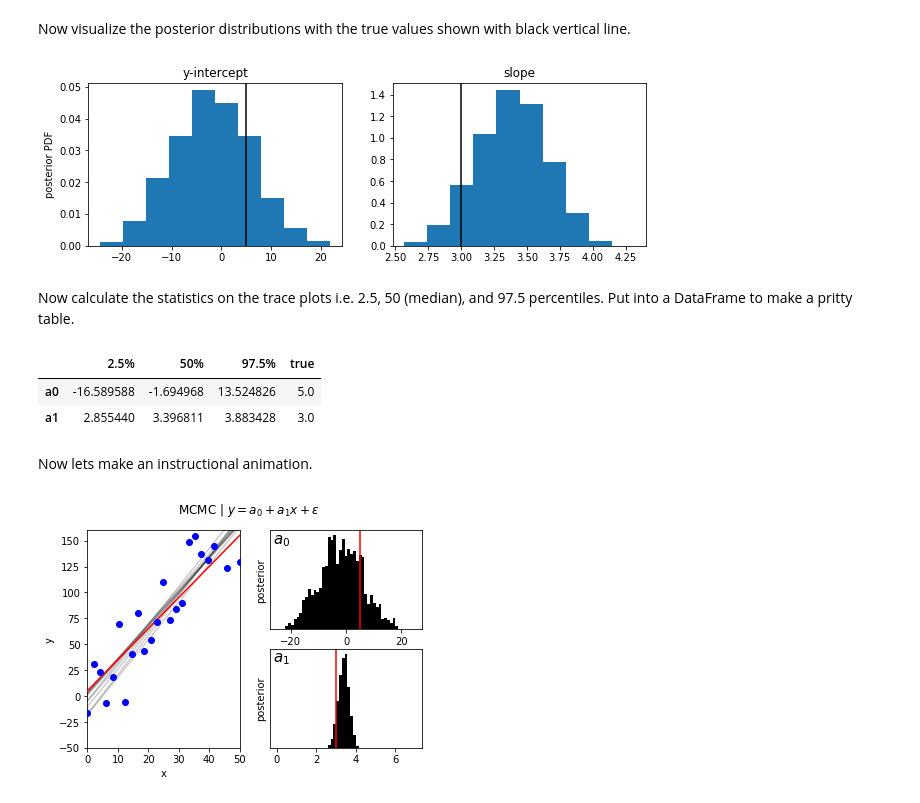
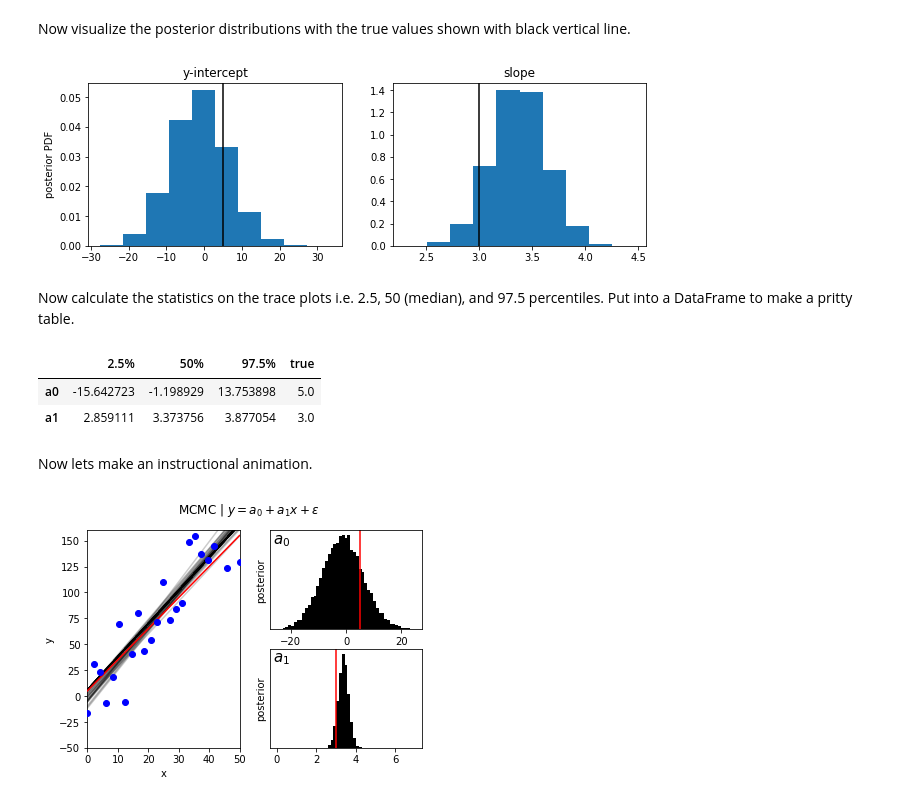
Before and after one commit to mshumko/bayes_learning, a Jupyter notebook: 1_linear_regression_from_scratch.ipynb, the cells around one changed output. Saved outputs shown, nothing was run; the diff lists cells and outputs as text; code cells hidden in the pictures.

```diff
--- a/1_linear_regression_from_scratch.ipynb
+++ b/1_linear_regression_from_scratch.ipynb
@@ -54,7 +54,8 @@ prior = [
 # Initial guess for the prior variables.
 start = [prior_i.rvs() for prior_i in prior]
 # Number of iterations
-n_iter = 100000
+n_iter = 1000000
+thin = 1
 n_burn = n_iter//10
 
 def target(p):
@@ -83,7 +84,8 @@ overwrie = True
 if (not os.path.exists(save_name)) or (overwrie):
 
     # Run the MCMC
-    trace = metropolis.metropolis(start, target, proposal, n_iter, nburn=n_burn)
+    trace = metropolis.metropolis(start, target, proposal, n_iter,
+                                  nburn=n_burn, thin=thin)
 
     # Save the trace
     df = pd.DataFrame(trace)
@@ -100,7 +102,7 @@ ax[0].hist(trace[:, 0], density=True); ax[0].axvline(a[0], c='k'); ax[0].set_tit
 ax[1].hist(trace[:, 1], density=True); ax[1].axvline(a[1], c='k'); ax[1].set_title('slope')
 ax[0].set_ylabel('posterior PDF');
 # %% [output]
-[figure, old version]
+[figure, new version]
 # %% [markdown]
 Now calculate the statistics on the trace plots i.e. 2.5, 50 (median), and 97.5 percentiles. Put into a DataFrame to make a pritty table.
 # %%
@@ -115,8 +117,8 @@ df = pd.DataFrame(data=percentiles, columns=['2.5%', '50%', '97.5%', 'true'],
 df
 # %% [output]
 |  | 2.5% | 50% | 97.5% | true |
-| a0 | -16.589588 | -1.694968 | 13.524826 | 5.0 |
-| a1 | 2.855440 | 3.396811 | 3.883428 | 3.0 |
+| a0 | -15.642723 | -1.198929 | 13.753898 | 5.0 |
+| a1 | 2.859111 | 3.373756 | 3.877054 | 3.0 |
 # %% [markdown]
 Now lets make an instructional animation.
 # %%
@@ -136,43 +138,49 @@ ax.scatter(x, y_obs, c='b', zorder=4)
 animate_line, = ax.plot([], [], lw=3)
 
 ### ANIMATION PARAMETERS ###
-#skip_frames = 100 # How many trace values to skip for each frame.
 start_frame = 0 # What frame to start at
-plot_memory = 10  # How many last
-frames = 100
-skip_frames = trace.shape[0]//frames
+plot_memory = 30  # How many last
+frames = 150
 intercept_bins = np.linspace(-25, 25)
 slope_bins = np.linspace(0, 7)
 
 def init():
     animate_line.set_data([], [])
     return animate_line,
 
 def animate(i):
-    # delete all but plot_memory number of lines.
-    if len(ax.lines) > plot_memory + 1:
-        ax.lines.pop(2) # Remove the 1st element since the 0th is the true line.
-        # Now there the number of lines should be of plot_memory.
+    # How many traces to jump at a time.
+    if i < 2/3*frames:
+        skip_frames = 200
+        index = i*skip_frames
+
+        # delete all but plot_memory number of lines.
+        if len(ax.lines) > plot_memory + 1:
+            ax.lines.pop(2) # Remove the 1st element since the 0th is the true line.
+    else:
+        skip_frames = trace.shape[0]//(5*frames)
+        index = trace.shape[0]-1
+
     # Plot another line
-    ax.plot(x, line(trace[i*skip_frames, :], x), c='k', alpha=0.2)
+    ax.plot(x, line(trace[index, :], x), c='k', alpha=0.2)
     bx.clear(); cx.clear()
     bx.axvline(a[0], c='r')
     cx.axvline(a[1], c='r')
-    bx.hist(trace[:i*skip_frames, 0], color='k', bins=intercept_bins)
-    cx.hist(trace[:i*skip_frames, 1], color='k', bins=slope_bins)
+    bx.hist(trace[:index, 0], color='k', bins=intercept_bins)
+    cx.hist(trace[:index, 1], color='k', bins=slope_bins)
 
     ### BX AND CX SUBPLOT FORMATTING ###
     bx.get_yaxis().set_ticks([]) #set_visible(False)
     cx.get_yaxis().set_ticks([]) #set_visible(False)
     bx.set_ylabel('posterior')
     bx.text(0.02, 0.98, r'$a_0$', va='top', transform=bx.transAxes, fontsize=15)
     cx.set_ylabel('posterior')
     cx.text(0.02, 0.98, r'$a_1$', va='top', transform=cx.transAxes, fontsize=15)
     return animate_line,
 
 anim = FuncAnimation(fig, animate, init_func=init,
                     frames=frames,
                     interval=100, blit=True)
 anim.save('linear_regression_from_scratch.gif', writer='imagemagick')
 # %% [output]
-[figure, old version]
+[figure, new version]
```
Also changed, not shown: parts of 1 cell of this notebook, 1 other file.
